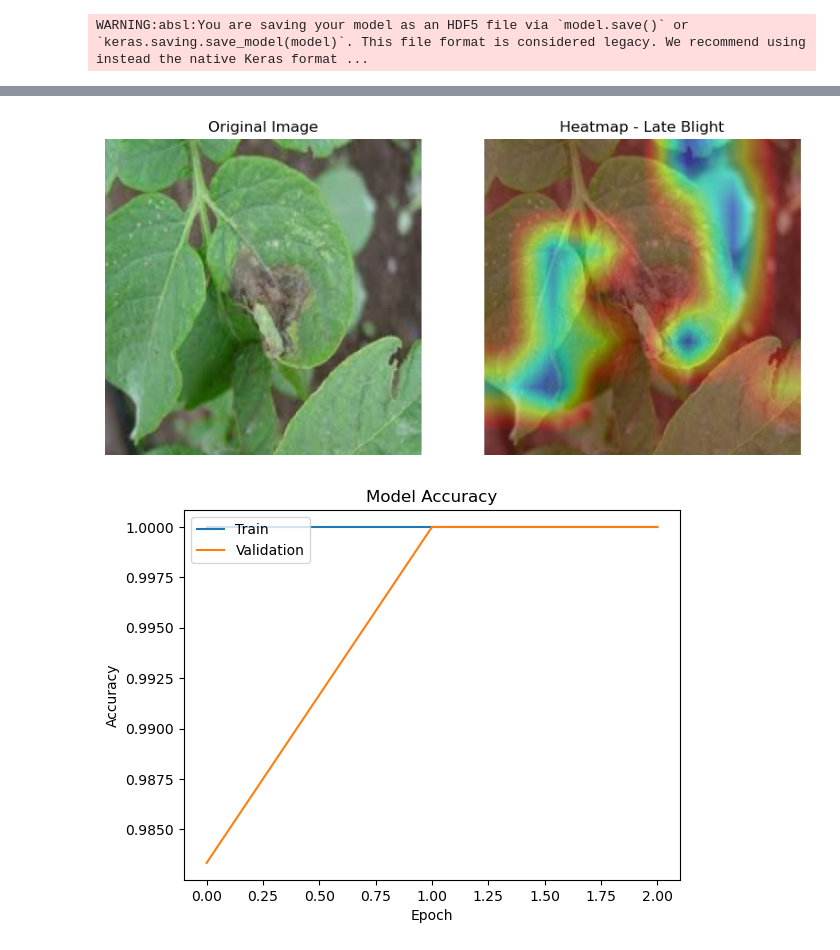
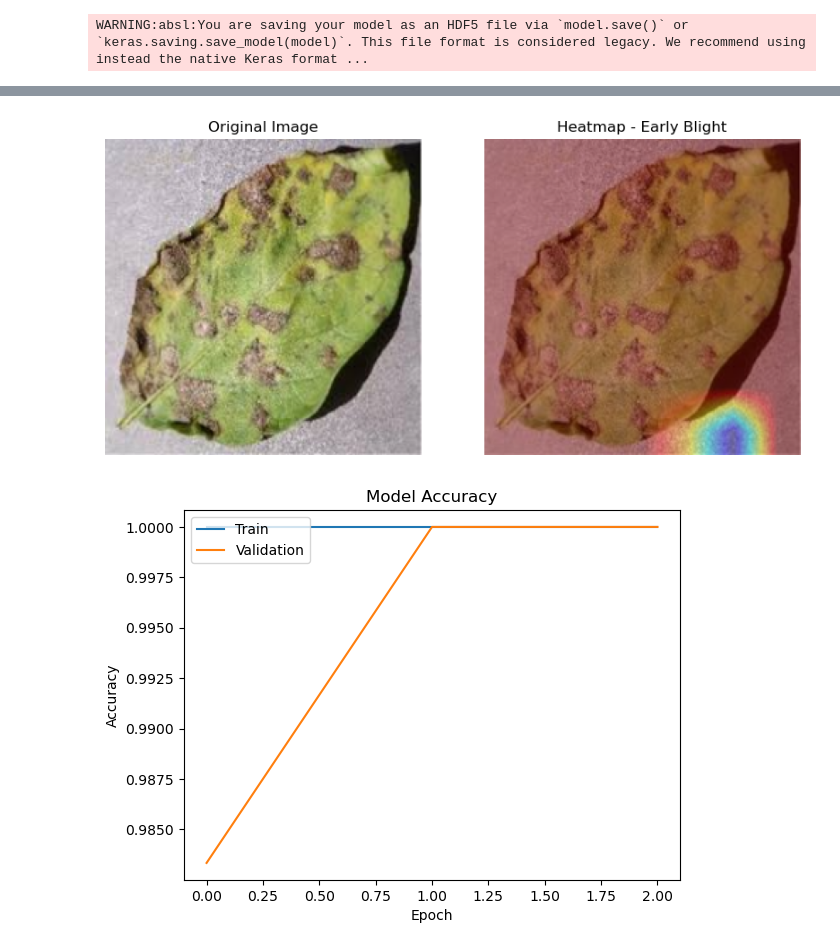
Before and after one commit to FouzanPS/Plant-Disease-Detection, a Jupyter notebook: Self_made_model.ipynb, the cells around one changed output, grey strips where cells are left out. Drawn from its saved outputs; the diff is of its cells as text; code cells hidden in the pictures.

```diff
--- a/Self_made_model.ipynb
+++ b/Self_made_model.ipynb
@@ -234,7 +253,7 @@ from tensorflow.keras.applications.imagenet_utils import preprocess_input
 from tensorflow.keras.models import Model
 
 # Load image using OpenCV
-img_path = 'Test_pics/lblight3.jpeg'
+img_path = 'Test_pics/eblight2.jpeg'
 img = cv2.imread(img_path)
 img = cv2.cvtColor(img, cv2.COLOR_BGR2RGB)  # Convert BGR to RGB
 img = cv2.resize(img, (224, 224))  # Resize to match model input
@@ -300,4 +319,4 @@ Predicted Class: Late Blight
-[figure, old version]
+[figure, new version]
 # %%
 import matplotlib.pyplot as plt
 
```
Also changed, not shown: parts of 4 cells of this notebook, 1 other file.
